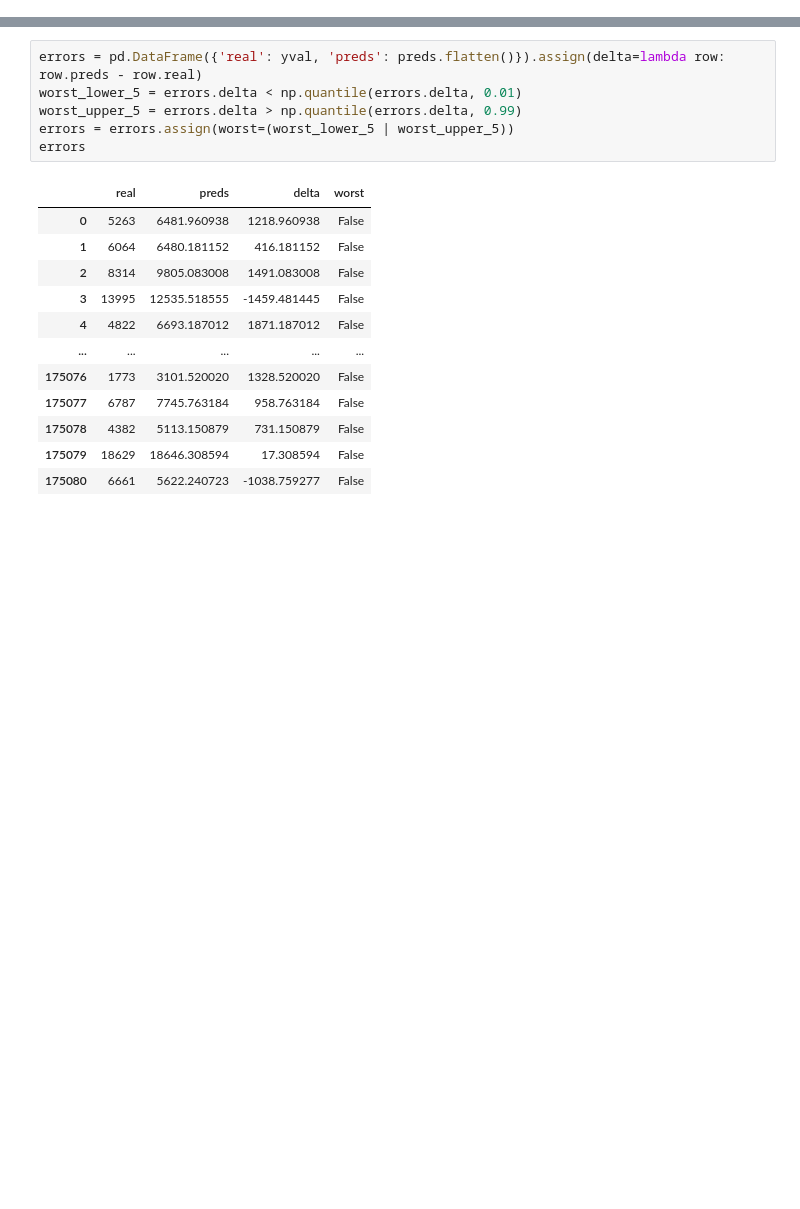
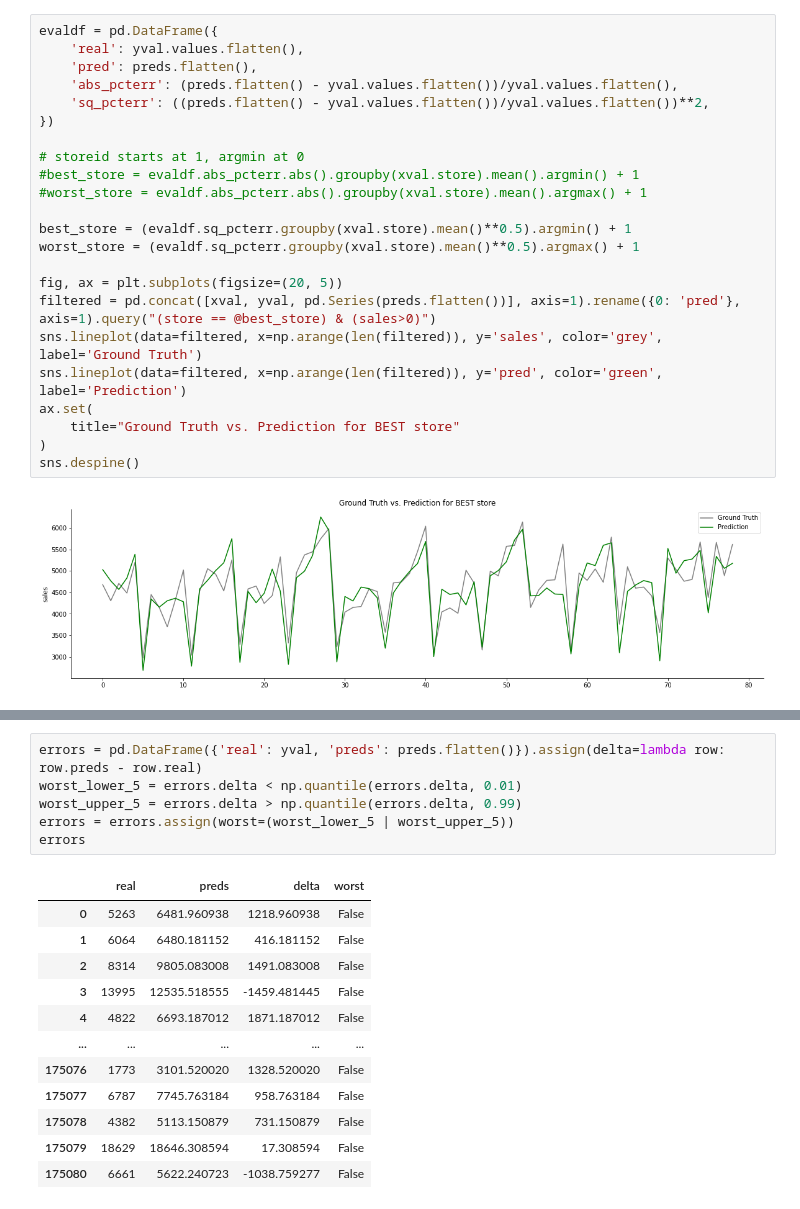
Before and after one commit to moritzwilksch/RossmannSalesPrediction, a Jupyter notebook: notebooks/ML2_RossmannCOLAB.ipynb, the cells around one changed output, grey strips where cells are left out. Cells and saved outputs as stored; diff of their text form; blank space fills up the shorter version.

```diff
--- a/notebooks/ML2_RossmannCOLAB.ipynb
+++ b/notebooks/ML2_RossmannCOLAB.ipynb
@@ -331,0 +330,25 @@ best_model_cyclicLR.model/variables/variables.index
+# %%
+evaldf = pd.DataFrame({
+    'real': yval.values.flatten(),
+    'pred': preds.flatten(),
+    'abs_pcterr': (preds.flatten() - yval.values.flatten())/yval.values.flatten(),
+    'sq_pcterr': ((preds.flatten() - yval.values.flatten())/yval.values.flatten())**2,
+})
+
+# storeid starts at 1, argmin at 0
+#best_store = evaldf.abs_pcterr.abs().groupby(xval.store).mean().argmin() + 1
+#worst_store = evaldf.abs_pcterr.abs().groupby(xval.store).mean().argmax() + 1
+
+best_store = (evaldf.sq_pcterr.groupby(xval.store).mean()**0.5).argmin() + 1
+worst_store = (evaldf.sq_pcterr.groupby(xval.store).mean()**0.5).argmax() + 1
+
+fig, ax = plt.subplots(figsize=(20, 5))
+filtered = pd.concat([xval, yval, pd.Series(preds.flatten())], axis=1).rename({0: 'pred'}, axis=1).query("(store == @best_store) & (sales>0)")
+sns.lineplot(data=filtered, x=np.arange(len(filtered)), y='sales', color='grey', label='Ground Truth')
+sns.lineplot(data=filtered, x=np.arange(len(filtered)), y='pred', color='green', label='Prediction')
+ax.set(
+    title="Ground Truth vs. Prediction for BEST store"
+)
+sns.despine()
+# %% [output]
+[figure, added]
```
Also changed, not shown: parts of 42 cells of this notebook, 3 other files.
